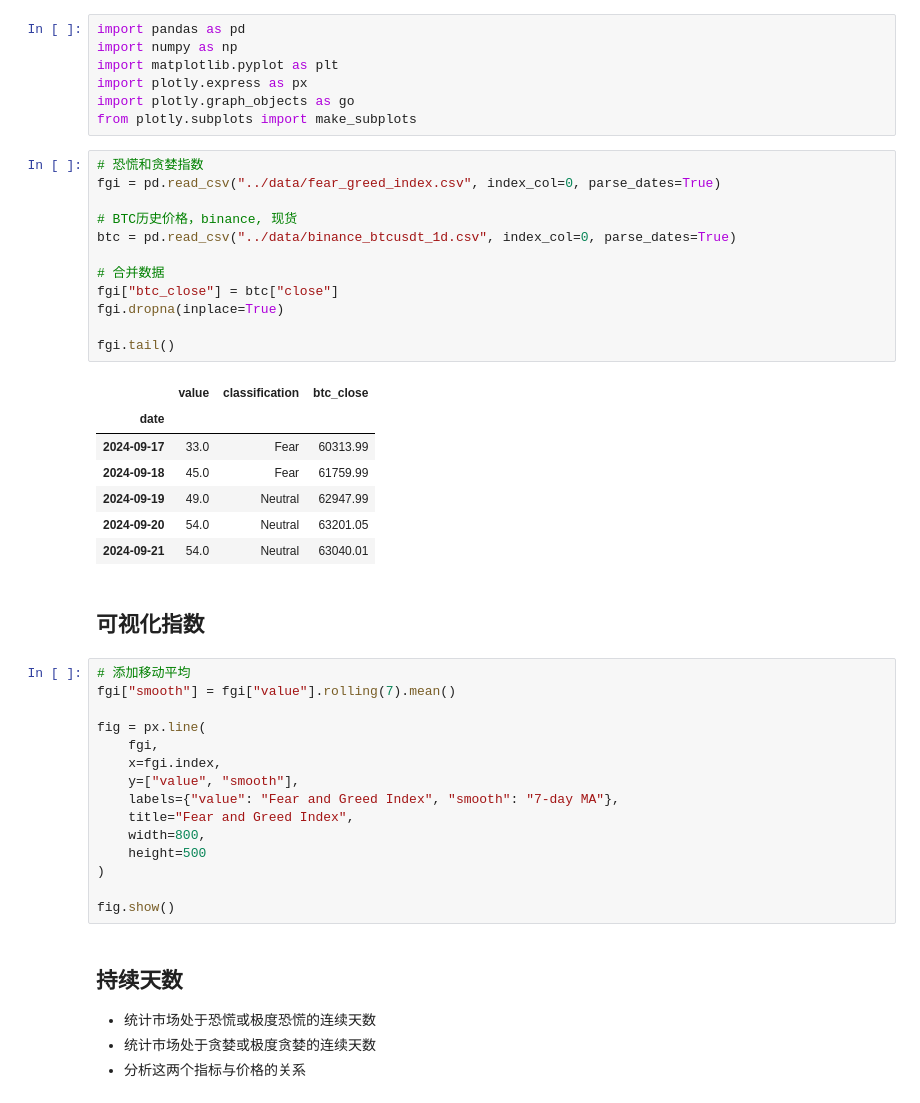
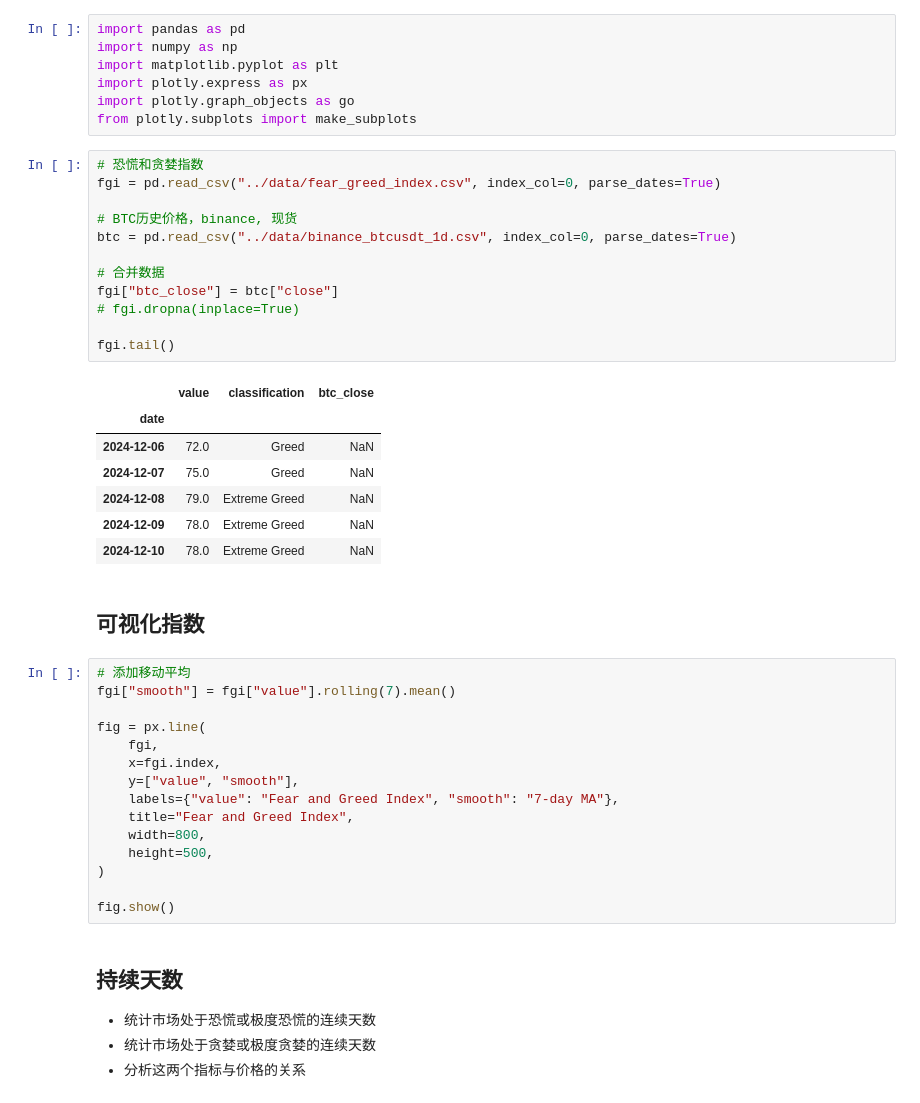
Before and after one commit to scofieldchen/quant-research, a Jupyter notebook: notebooks/fear_greed_index.ipynb, the cells around one changed output. Cells and saved outputs as stored; diff of their text form.

```diff
--- a/notebooks/fear_greed_index.ipynb
+++ b/notebooks/fear_greed_index.ipynb
@@ -14,23 +14,23 @@ from plotly.subplots import make_subplots
 # %%
 # 恐慌和贪婪指数
 fgi = pd.read_csv("../data/fear_greed_index.csv", index_col=0, parse_dates=True)
 
 # BTC历史价格，binance, 现货
 btc = pd.read_csv("../data/binance_btcusdt_1d.csv", index_col=0, parse_dates=True)
 
 # 合并数据
 fgi["btc_close"] = btc["close"]
-fgi.dropna(inplace=True)
+# fgi.dropna(inplace=True)
 
 fgi.tail()
 # %% [output]
 |  | value | classification | btc_close |
 | date |  |  |  |
-| 2024-09-17 | 33.0 | Fear | 60313.99 |
-| 2024-09-18 | 45.0 | Fear | 61759.99 |
-| 2024-09-19 | 49.0 | Neutral | 62947.99 |
-| 2024-09-20 | 54.0 | Neutral | 63201.05 |
-| 2024-09-21 | 54.0 | Neutral | 63040.01 |
+| 2024-12-06 | 72.0 | Greed | NaN |
+| 2024-12-07 | 75.0 | Greed | NaN |
+| 2024-12-08 | 79.0 | Extreme Greed | NaN |
+| 2024-12-09 | 78.0 | Extreme Greed | NaN |
+| 2024-12-10 | 78.0 | Extreme Greed | NaN |
 # %% [markdown]
 ## 可视化指数
 # %%
@@ -44,7 +44,7 @@ fig = px.line(
     labels={"value": "Fear and Greed Index", "smooth": "7-day MA"},
     title="Fear and Greed Index",
     width=800,
-    height=500
+    height=500,
 )
 
 fig.show()
```
Also changed, not shown: parts of 2 cells of this notebook.
